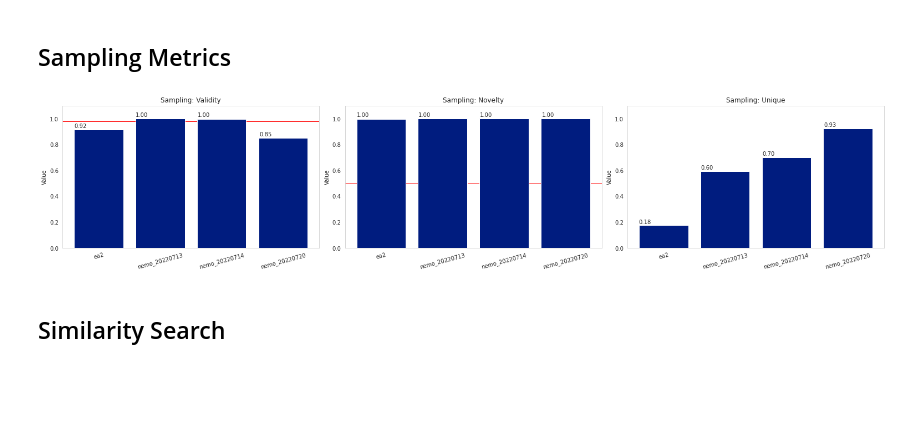
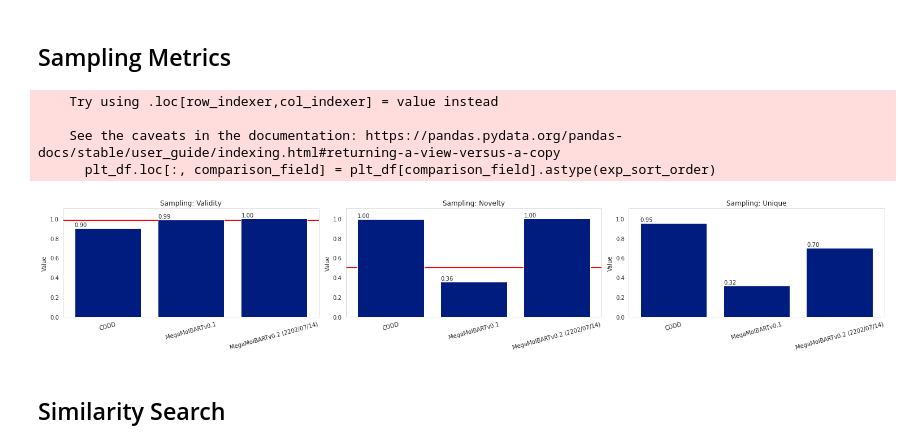
Before and after one commit to NVIDIA/cheminformatics, a Jupyter notebook: benchmark/notebooks/plot_benchmark.ipynb, the cells around one changed output. Cells and saved outputs as stored; diff of their text form; code cells hidden in the pictures; blank space fills up the shorter version.

```diff
--- a/benchmark/notebooks/plot_benchmark.ipynb
+++ b/benchmark/notebooks/plot_benchmark.ipynb
@@ -115,7 +133,10 @@ def setup_plots(num_plots: int,
 
     fig = plt.figure(figsize=(plots_per_row * xscale, (rows * yscale)), facecolor=(1.0, 1.0, 1.0))
     axes_list = fig.subplots(rows, plots_per_row)
-    axes_list = axes_list.flatten()
+    if num_plots > 1:
+        axes_list = axes_list.flatten()
+    else:
+        axes_list = [axes_list]
 
     for ax in axes_list[num_plots:]:
         fig.delaxes(ax)
@@ -135,9 +156,11 @@ def make_multimodel_sampling_plots(df: pd.DataFrame,
     comparison_field = 'exp_name'
     value_field = 'value'
 
-    # Get selected data
+    # Get selected data and preserve sort order
+    exp_sort_order = pd.CategoricalDtype(df[comparison_field].unique(), ordered=True)
     query = f'{kpi_field} in {kpis}'
     df = df.query(query)[[kpi_field, comparison_field, value_field]]
+    df.loc[:, comparison_field] = df[comparison_field].astype(exp_sort_order)
 
     # Setup plots
     set_plotting_style()
@@ -148,36 +171,71 @@ def make_multimodel_sampling_plots(df: pd.DataFrame,
 
     for i, kpi in enumerate(kpis):
         query_str = f'{kpi_field} == "{kpi}"'
         plt_df = df.query(query_str)
+
+        plt_df.loc[:, comparison_field] = plt_df[comparison_field].astype(exp_sort_order)
+
         labels = plt_df[comparison_field]
         values = plt_df[value_field]
 
         ax = axes_list[i]
 
         if acceptance_criteria and acceptance_criteria.get(kpi, False):
-            ax.axhline(y=acceptance_criteria[kpi], xmin=0, xmax=1, color='red', lw=1.0, zorder=-1)
+            ax.axhline(y=acceptance_criteria[kpi], xmin=0, xmax=1, color='red', lw=2.0, zorder=-1)
 
         ax.bar(labels, values)
         ax.tick_params(axis='x', rotation=15)
         ax.set_ylim(0, 1.1)
         ax.set_title(f'Sampling: {kpi.title()}')
         ax.set_ylabel('Value')
         _label_bars(ax)
 
     fig.subplots_adjust(left=0.01,
                         bottom=0.01,
                         right=0.99,
                         top=0.90,
                         wspace=0.1,
                         hspace=0.2)
     if save_plots:
+        plt.tight_layout()
         save_path = os.path.join(reports_dir, 'Sampling_Aggregated_Benchmark.png')
         fig.savefig(save_path, dpi=300)
 
 
-df = load_files(metric_paths=metric_paths, metric_labels=None, parse_timestamps=False)
-make_multimodel_sampling_plots(df=df, acceptance_criteria=acceptance_criteria, save_plots=save_plots)
+
+df = load_files(metric_paths=metric_paths, metric_labels=metric_labels, parse_timestamps=False)
+
+sample_df_v01 = pd.DataFrame([{'name': 'validity', 'exp_name': 'MegaMolBARTv0.1', 'radius': 0.01,  'value': 0.99289},
+                              {'name': 'validity', 'exp_name': 'MegaMolBARTv0.1', 'radius': 0.1,   'value': 0.98902},
+                              {'name': 'novelty',  'exp_name': 'MegaMolBARTv0.1', 'radius': 0.01,  'value': 0.37505},
+                              {'name': 'novelty',  'exp_name': 'MegaMolBARTv0.1', 'radius': 0.1,   'value': 0.36019},
+                              {'name': 'novelty',  'exp_name': 'MegaMolBARTv0.1', 'radius': 0.5,   'value': 0.00276},
+                              {'name': 'unique',   'exp_name': 'MegaMolBARTv0.1', 'radius': 0.01,  'value': 0.12857},
+                              {'name': 'unique',   'exp_name': 'MegaMolBARTv0.1', 'radius': 0.1,   'value': 0.31911},
+                              {'name': 'unique',   'exp_name': 'MegaMolBARTv0.1', 'radius': 0.5,   'value': 0.01619}])
+
+df = pd.concat([sample_df_v01, df], axis=0).reset_index(drop=True)
+
+metric_labels_full = ['CDDD', 'MegaMolBARTv0.1', 'MegaMolBARTv0.2 (2202/07/14)']
+metric_labels_full = pd.CategoricalDtype(metric_labels_full, ordered=True)
+df['exp_name'] = df['exp_name'].astype(metric_labels_full)
+df.sort_values('exp_name', inplace=True)
+
+
+
+# Need to prune extra radii from v0.1 and NeMo1.2 models for plotting
+radii_query_str = '((exp_name == "NeMo1.2") & (name in ["validity", "novelty", "unique"]) & (radius == 0.75))'
+radii_query_str += ' | ((exp_name == "MegaMolBARTv0.1") & (name in ["validity", "novelty", "unique"]) & (radius == 0.1))'
+radii_query_str += ' | (exp_name not in ["MegaMolBARTv0.1", "NeMo1.2"])'
+df = df.query(radii_query_str)
+
+
+make_multimodel_sampling_plots(df=df, acceptance_criteria=acceptance_criteria, save_plots=save_plots, reports_dir=reports_dir)
 # %% [output]
+    Try using .loc[row_indexer,col_indexer] = value instead
+
+    See the caveats in the documentation: https://pandas.pydata.org/pandas-docs/stable/user_guide/indexing.html#returning-a-view-versus-a-copy
+      plt_df.loc[:, comparison_field] = plt_df[comparison_field].astype(exp_sort_order)
-[figure, old version]
+[figure, new version]
 # %% [markdown]
 ## Similarity Search
```
Also changed, not shown: parts of 6 cells of this notebook.
